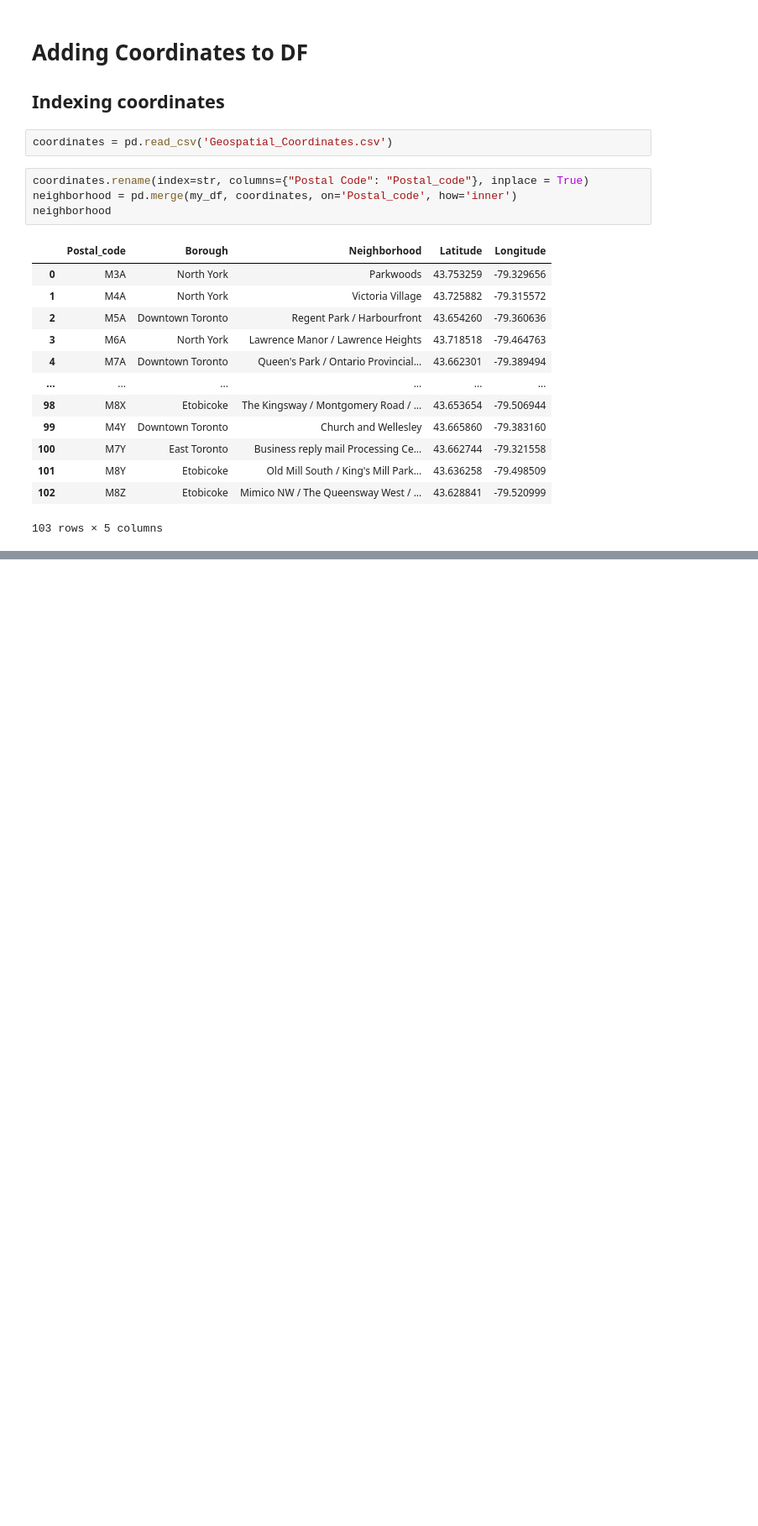
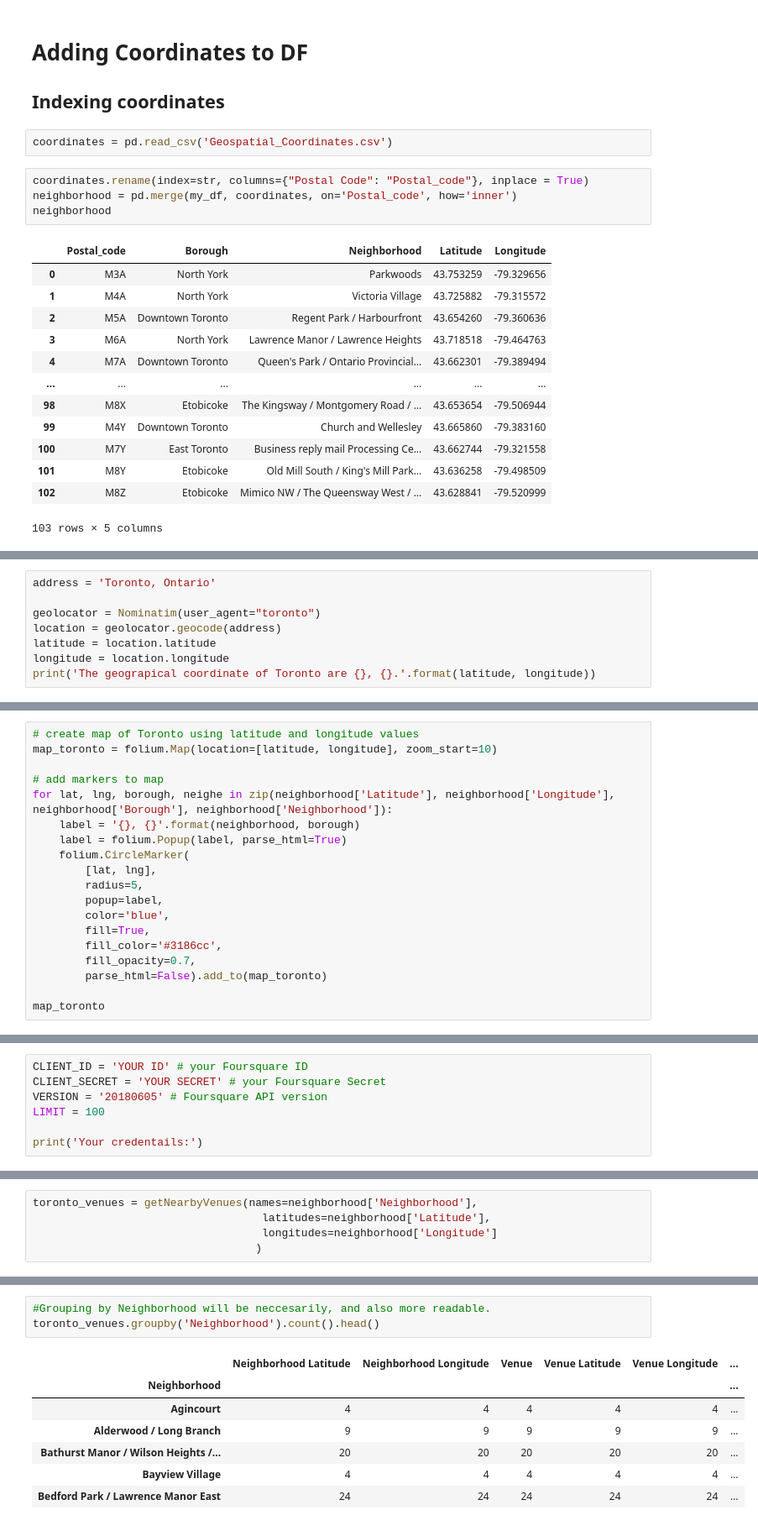
Before and after one commit to Tazc54/Coursera_Capstone, a Jupyter notebook: Toronto Neighborhoods Segmentation Analysis.ipynb, the cells around one changed output, grey strips where cells are left out. Shown at 84% size. Drawn from its saved outputs; the diff is of its cells as text; blank space fills up the shorter version.

```diff
--- a/Toronto Neighborhoods Segmentation Analysis.ipynb
+++ b/Toronto Neighborhoods Segmentation Analysis.ipynb
@@ -150,0 +179,8 @@ neighborhood
+# %%
+address = 'Toronto, Ontario'
+
+geolocator = Nominatim(user_agent="toronto")
+location = geolocator.geocode(address)
+latitude = location.latitude
+longitude = location.longitude
+print('The geograpical coordinate of Toronto are {}, {}.'.format(latitude, longitude))
@@ -150,0 +189,19 @@ neighborhood
+# %%
+# create map of Toronto using latitude and longitude values
+map_toronto = folium.Map(location=[latitude, longitude], zoom_start=10)
+
+# add markers to map
+for lat, lng, borough, neighe in zip(neighborhood['Latitude'], neighborhood['Longitude'], neighborhood['Borough'], neighborhood['Neighborhood']):
+    label = '{}, {}'.format(neighborhood, borough)
+    label = folium.Popup(label, parse_html=True)
+    folium.CircleMarker(
+        [lat, lng],
+        radius=5,
+        popup=label,
+        color='blue',
+        fill=True,
+        fill_color='#3186cc',
+        fill_opacity=0.7,
+        parse_html=False).add_to(map_toronto)
+
+map_toronto
@@ -150,0 +210,7 @@ neighborhood
+# %%
+CLIENT_ID = 'YOUR ID' # your Foursquare ID
+CLIENT_SECRET = 'YOUR SECRET' # your Foursquare Secret
+VERSION = '20180605' # Foursquare API version
+LIMIT = 100
+
+print('Your credentails:')
@@ -150,0 +260,5 @@ neighborhood
+# %%
+toronto_venues = getNearbyVenues(names=neighborhood['Neighborhood'],
+                                   latitudes=neighborhood['Latitude'],
+                                   longitudes=neighborhood['Longitude']
+                                  )
@@ -150,0 +294,11 @@ neighborhood
+# %%
+#Grouping by Neighborhood will be neccesarily, and also more readable.
+toronto_venues.groupby('Neighborhood').count().head()
+# %% [output]
+|  | Neighborhood Latitude | Neighborhood Longitude | Venue | Venue Latitude | Venue Longitude | ... |
+| Neighborhood |  |  |  |  |  | ... |
+| Agincourt | 4 | 4 | 4 | 4 | 4 | ... |
+| Alderwood / Long Branch | 9 | 9 | 9 | 9 | 9 | ... |
+| Bathurst Manor / Wilson Heights /... | 20 | 20 | 20 | 20 | 20 | ... |
+| Bayview Village | 4 | 4 | 4 | 4 | 4 | ... |
+| Bedford Park / Lawrence Manor East | 24 | 24 | 24 | 24 | 24 | ... |
```
Also changed, not shown: parts of 26 cells of this notebook.
